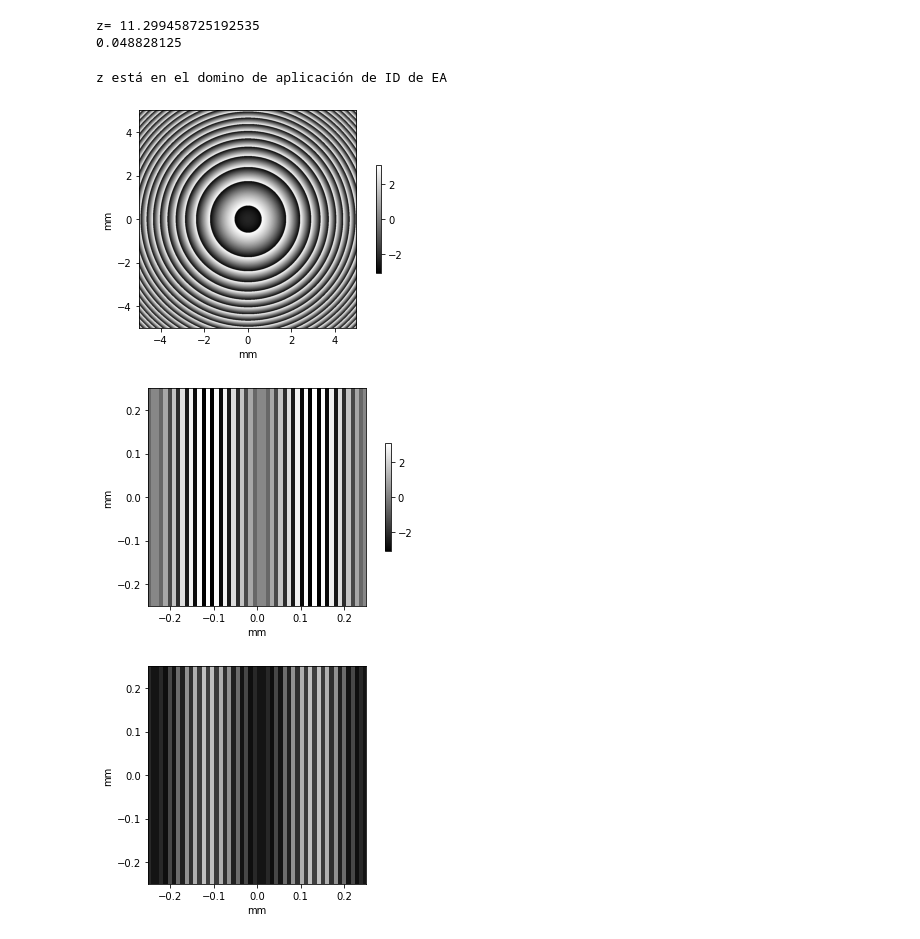
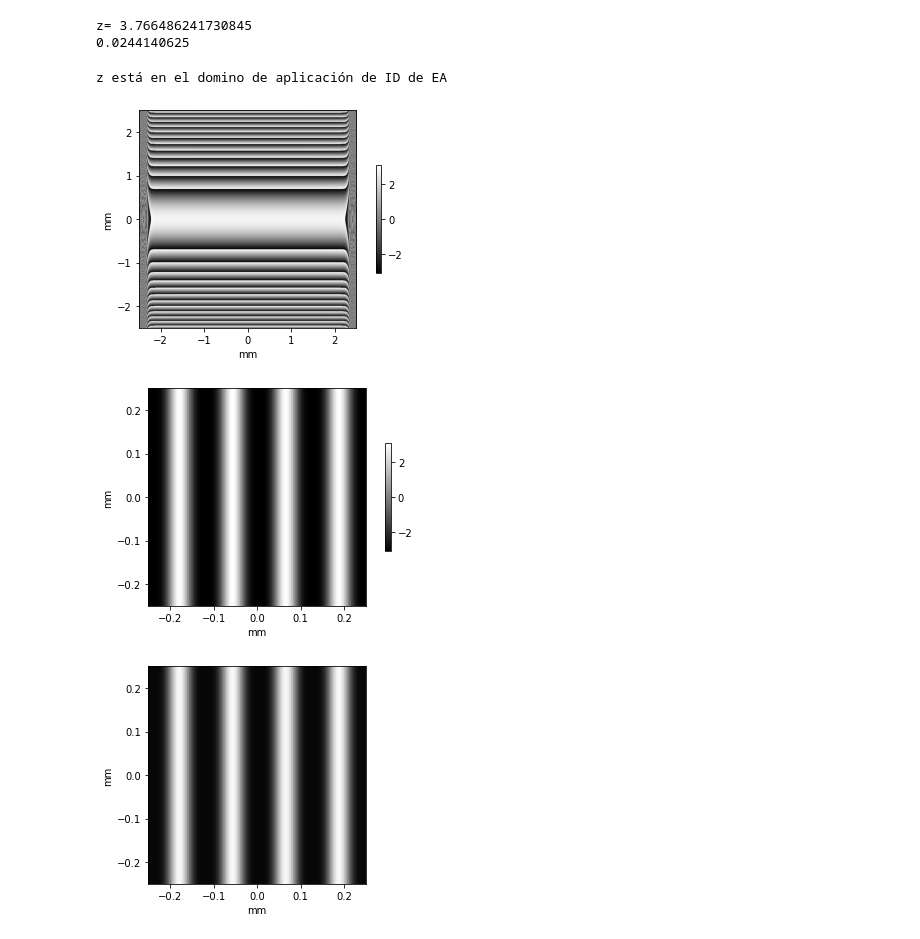
Before and after one commit to ivsantiagocz/Entrega-2, a Jupyter notebook: Talbot.ipynb, the cells around one changed output. Drawn from its saved outputs; the diff is of its cells as text; code cells hidden in the pictures.

```diff
--- a/Talbot.ipynb
+++ b/Talbot.ipynb
@@ -11,15 +11,15 @@ def smask(N,T):
   mask=np.zeros((N,N))
   for i in range(0,N):
     for j in range(0,N):
-       mask[i,j] = ((1/2)*(1+2*np.cos(((2*np.pi*j)/T))))
+       mask[i,j] = ((1/2)*(1+1*np.cos(((2*np.pi*j)/T))))
   return mask
 # %%
 wl= 633e-6
-L= 10 #medida en milimetros del objeto
+L= 5 #medida en milimetros del objeto
 N= 1024  #numero de particiones del objeto
 dx= L/N #tamaño de particiones del objeto
 T=5*dx
-No=3
+No=4 #-(1/2)
 z=No*(T**2)/(wl)
 ut= smask(N,T)
 
@@ -29,24 +29,25 @@ print ("z=", z)
 k=(2*np.pi)/wl
 print(T)
 # %% [output]
-z= 11.299458725192535
-0.048828125
+z= 3.766486241730845
+0.0244140625
 # %%
 if (z>=(N*(dx)**2)/wl):
     print("z está en el dominio de aplicación de DD de FF")
-    for t in range(int(-N/2),int(N/2)):
-                for s in range(int(-N/2),int(N/2)):
+    for t in range(0,N):
+                for s in range(0,N):
 
-                    h= np.exp(1j*k*((dx*t)**2 + (dx*s)**2)/(2*z))
+                    h=np.exp(1j*k*((dx*(t-(N/2)))**2 + (dx*(s-(N/2)))**2)/(2*z))
+
                     hh[t,s]=h
 
-    hh=np.fft.fftshift(hh)
+    hh=np.fft.fft(hh)
     Ut = ut*hh
 
     U1=np.fft.fft2(Ut)
-    Uf=np.fft.fftshift(U1)
-    U=abs(Uf)
-    UU=U*U
+    Uf=np.fft.fft(U1)
+    UU=abs(Uf*Uf)
+
 
     plt.figure(figsize=(7,4))
     plt.imshow(np.angle(hh),cmap='gray',extent=(-L/2,L/2,-L/2,L/2))
@@ -56,13 +57,16 @@ if (z>=(N*(dx)**2)/wl):
 
 
 
+    zoom=4
     plt.figure(figsize=(7,4))
-    plt.imshow((ut),cmap='gray',extent=(-L/2,L/2,-L/2,L/2))
+    plt.xlim(-1/zoom,1/zoom)
+    plt.ylim(-1/zoom,1/zoom)
+    plt.imshow((ut*ut),cmap='gray',extent=(-L/2,L/2,-L/2,L/2))
     plt.ylabel('mm')
     plt.xlabel('mm')
     plt.show()
 
-    zoom=8
+    zoom=4
     plt.figure(figsize=(7,4))
     plt.xlim(-1/zoom,1/zoom)
     plt.ylim(-1/zoom,1/zoom)
@@ -73,53 +77,54 @@ if (z>=(N*(dx)**2)/wl):
     plt.show()
 else:
     print("z está en el domino de aplicación de ID de EA")
-    for t in range(int(-N/2),int(N/2)):
-                for s in range(int(-N/2),int(N/2)):
+    for t in range(0,N):
+                for s in range(0,N):
 
-                    h= np.exp(1j*k*z*np.sqrt(1-(wl**2)*((t/(N*dx))**2 + (s/(N*dx))**2)))
+                    h= np.exp(1j*k*z*np.sqrt(1-(wl**2)*(((t-(N/2))/(N*dx))**2 + ((s-(N/2))/(N*dx))**2)))
                     hh[t,s]=h
 
-    h1=np.fft.fftshift(hh)
-    gt=np.fft.fftshift(np.fft.fft2(ut))
+    h1=np.fft.fft(hh)
+    g=np.fft.fft2(ut)
+    #gt=np.fft.fftshift(g)
 
 
-    Ut = gt*h1
+    Ut = g*hh
 
 
     U1=np.fft.ifft2(Ut)
-    Uf=np.fft.fftshift(U1)
+    #Uf=np.fft.fftshift(U1)
     UU=abs(U1*U1)
     #UU=U*U
     #I = Image.fromarray(abs(U), 'P')
     plt.figure(figsize=(7,4))
     im1 = plt.imshow(np.angle(h1),cmap='gray',extent=(-L/2,L/2,-L/2,L/2))
     plt.ylabel('mm')
     plt.xlabel('mm')
     plt.colorbar(im1,shrink=0.5)
     plt.show()
 
     zoom=4
     plt.figure(figsize=(7,4))
     plt.xlim(-1/zoom,1/zoom)
     plt.ylim(-1/zoom,1/zoom)
-    im3 = plt.imshow((ut),cmap='gray',extent=(-L/2,L/2,-L/2,L/2))
+    im3 = plt.imshow((ut*ut),cmap='gray',extent=(-L/2,L/2,-L/2,L/2))
     plt.ylabel('mm')
     plt.xlabel('mm')
     plt.colorbar(im1,shrink=0.5)
     plt.show()
 
 
     zoom=4
     plt.figure(figsize=(7,4))
     plt.xlim(-1/zoom,1/zoom)
     plt.ylim(-1/zoom,1/zoom)
     im2 = plt.imshow(UU,cmap='gray',extent=(-L/2,L/2,-L/2,L/2))
     plt.ylabel('mm')
     plt.xlabel('mm')
     #plt.grid(False)
     plt.show()
 # %% [output]
 z está en el domino de aplicación de ID de EA
-[figure, old version]
+[figure, new version]
-[figure, old version]
+[figure, new version]
-[figure, old version]
+[figure, new version]
```
